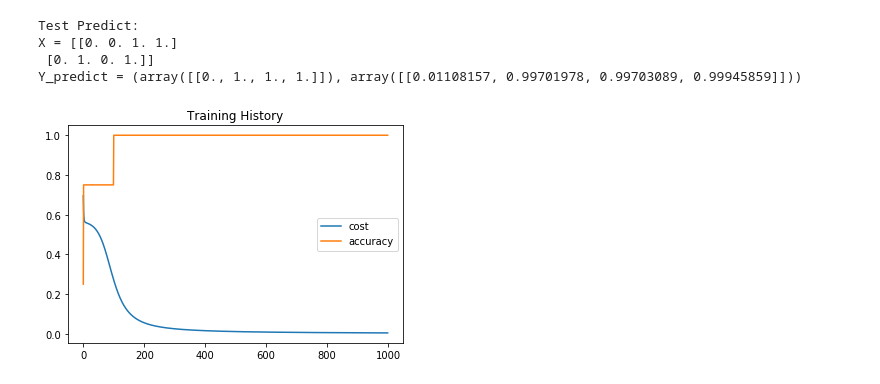
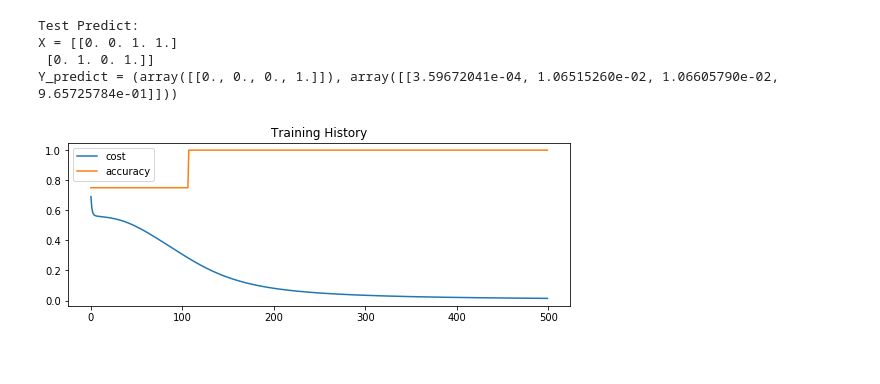
Before and after one commit to rogerallen/random_notebooks, a Jupyter notebook: simple_neural_net.ipynb, the cells around one changed output. Saved outputs shown, nothing was run; the diff lists cells and outputs as text; code cells hidden in the pictures; blank space fills up the shorter version.

```diff
--- a/simple_neural_net.ipynb
+++ b/simple_neural_net.ipynb
@@ -211,18 +245,21 @@ Y_predict = (array([[0., 1., 1., 1.]]), array([[0.07192781, 0.99402538, 0.994074
 # %%
-# full sigmoid OR gate works fine
-nn_architecture = [
+# full sigmoid AND gate works fine
+nn = {
+    "params": None,
+    "architecture": [
         {"input_dim": 2, "output_dim": 2, "activation": "sigmoid"},
         {"input_dim": 2, "output_dim": 1, "activation": "sigmoid"},
     ]
+}
 X = np.array([[0.0,0.0],[0.0,1.0],[1.0,0.0],[1.0,1.0]]).T
-Y = np.array([[0.0],[1.0],[1.0],[1.0]]).T
-epochs = 1000
-learning_rate = 1
+Y = np.array([[0.0],[0.0],[0.0],[1.0]]).T
+epochs = 500
+learning_rate = 1.0
 seed = 1984
-train_and_check(X,Y,epochs,learning_rate,seed)
+train_and_check(X,Y,nn,epochs,learning_rate,seed)
 # %% [output]
 Test Predict:
 X = [[0. 0. 1. 1.]
  [0. 1. 0. 1.]]
-Y_predict = (array([[0., 1., 1., 1.]]), array([[0.01108157, 0.99701978, 0.99703089, 0.99945859]]))
+Y_predict = (array([[0., 0., 0., 1.]]), array([[3.59672041e-04, 1.06515260e-02, 1.06605790e-02, 9.65725784e-01]]))
-[figure, old version]
+[figure, new version]
```
Also changed, not shown: parts of 8 cells of this notebook.
